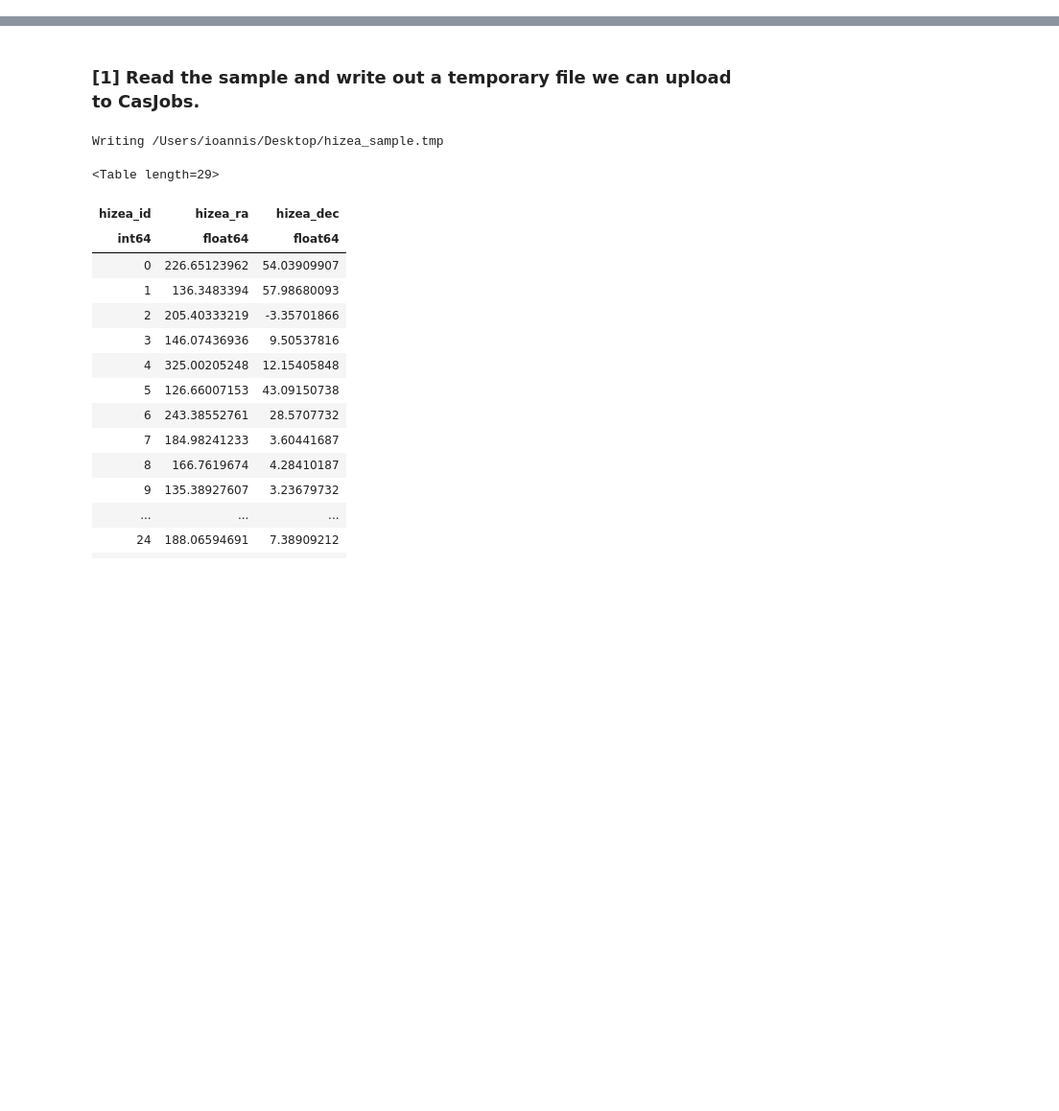
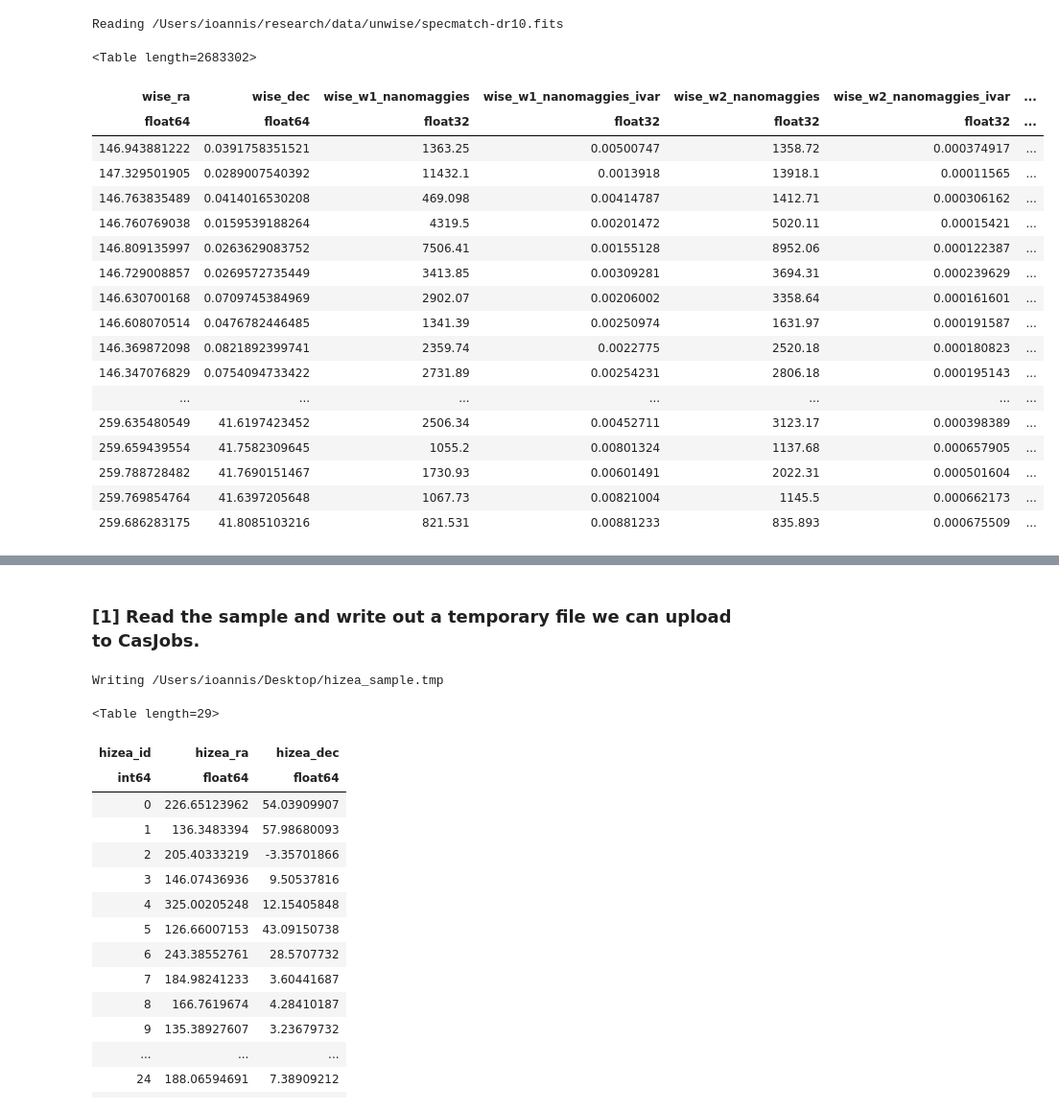
Before and after one commit to moustakas/hizea, a Jupyter notebook: doc/nb/hizea-unwise.ipynb, the cells around one changed output, grey strips where cells are left out. Shown at 96% size. Saved outputs shown, nothing was run; the diff lists cells and outputs as text; code cells hidden in the pictures; blank space fills up the shorter version.

```diff
--- a/doc/nb/hizea-unwise.ipynb
+++ b/doc/nb/hizea-unwise.ipynb
@@ -16,0 +62,24 @@ from astropy.table import Table
+# %%
+unwise = read_unwise()
+unwise
+# %% [output]
+Reading /Users/ioannis/research/data/unwise/specmatch-dr10.fits
+<Table length=2683302>
+| wise_ra | wise_dec | wise_w1_nanomaggies | wise_w1_nanomaggies_ivar | wise_w2_nanomaggies | wise_w2_nanomaggies_ivar | ... |
+| float64 | float64 | float32 | float32 | float32 | float32 | ... |
+| 146.943881222 | 0.0391758351521 | 1363.25 | 0.00500747 | 1358.72 | 0.000374917 | ... |
+| 147.329501905 | 0.0289007540392 | 11432.1 | 0.0013918 | 13918.1 | 0.00011565 | ... |
+| 146.763835489 | 0.0414016530208 | 469.098 | 0.00414787 | 1412.71 | 0.000306162 | ... |
+| 146.760769038 | 0.0159539188264 | 4319.5 | 0.00201472 | 5020.11 | 0.00015421 | ... |
+| 146.809135997 | 0.0263629083752 | 7506.41 | 0.00155128 | 8952.06 | 0.000122387 | ... |
+| 146.729008857 | 0.0269572735449 | 3413.85 | 0.00309281 | 3694.31 | 0.000239629 | ... |
+| 146.630700168 | 0.0709745384969 | 2902.07 | 0.00206002 | 3358.64 | 0.000161601 | ... |
+| 146.608070514 | 0.0476782446485 | 1341.39 | 0.00250974 | 1631.97 | 0.000191587 | ... |
+| 146.369872098 | 0.0821892399741 | 2359.74 | 0.0022775 | 2520.18 | 0.000180823 | ... |
+| 146.347076829 | 0.0754094733422 | 2731.89 | 0.00254231 | 2806.18 | 0.000195143 | ... |
+| ... | ... | ... | ... | ... | ... | ... |
+| 259.635480549 | 41.6197423452 | 2506.34 | 0.00452711 | 3123.17 | 0.000398389 | ... |
+| 259.659439554 | 41.7582309645 | 1055.2 | 0.00801324 | 1137.68 | 0.000657905 | ... |
+| 259.788728482 | 41.7690151467 | 1730.93 | 0.00601491 | 2022.31 | 0.000501604 | ... |
+| 259.769854764 | 41.6397205648 | 1067.73 | 0.00821004 | 1145.5 | 0.000662173 | ... |
+| 259.686283175 | 41.8085103216 | 821.531 | 0.00881233 | 835.893 | 0.000675509 | ... |
```
Also changed, not shown: parts of 17 cells of this notebook.
